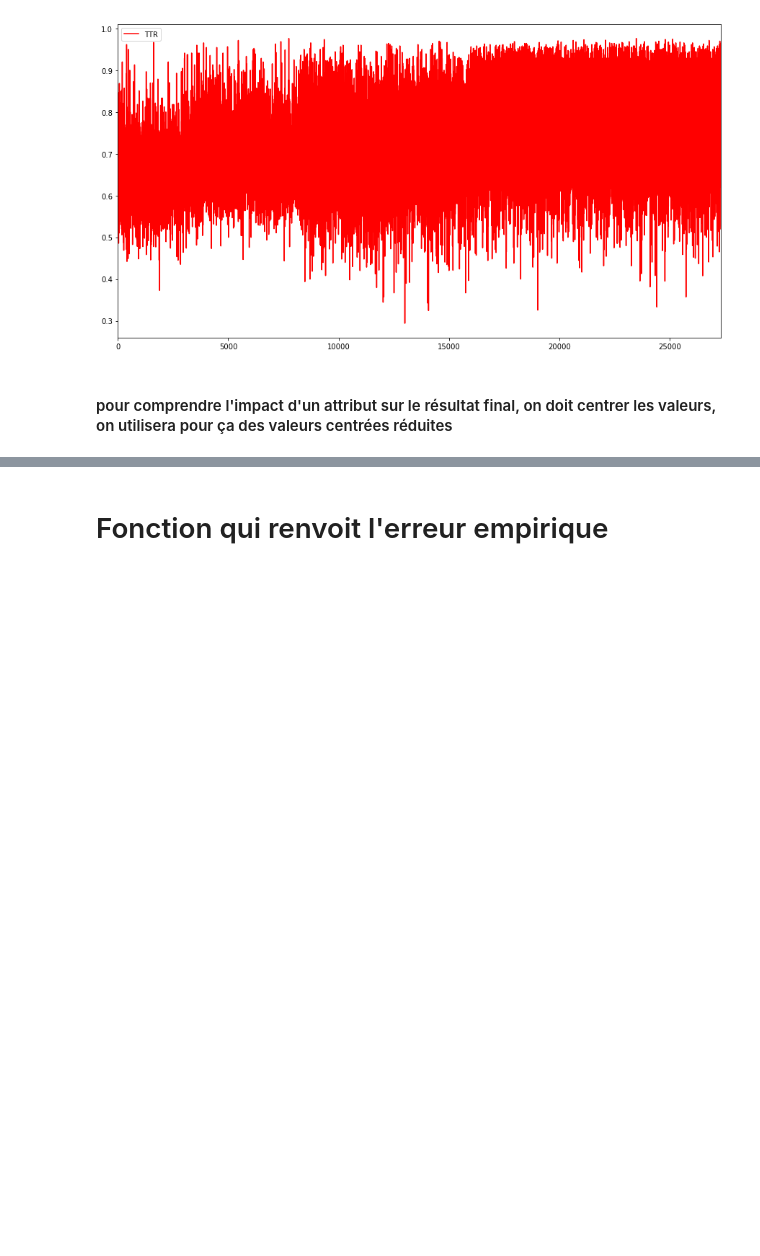
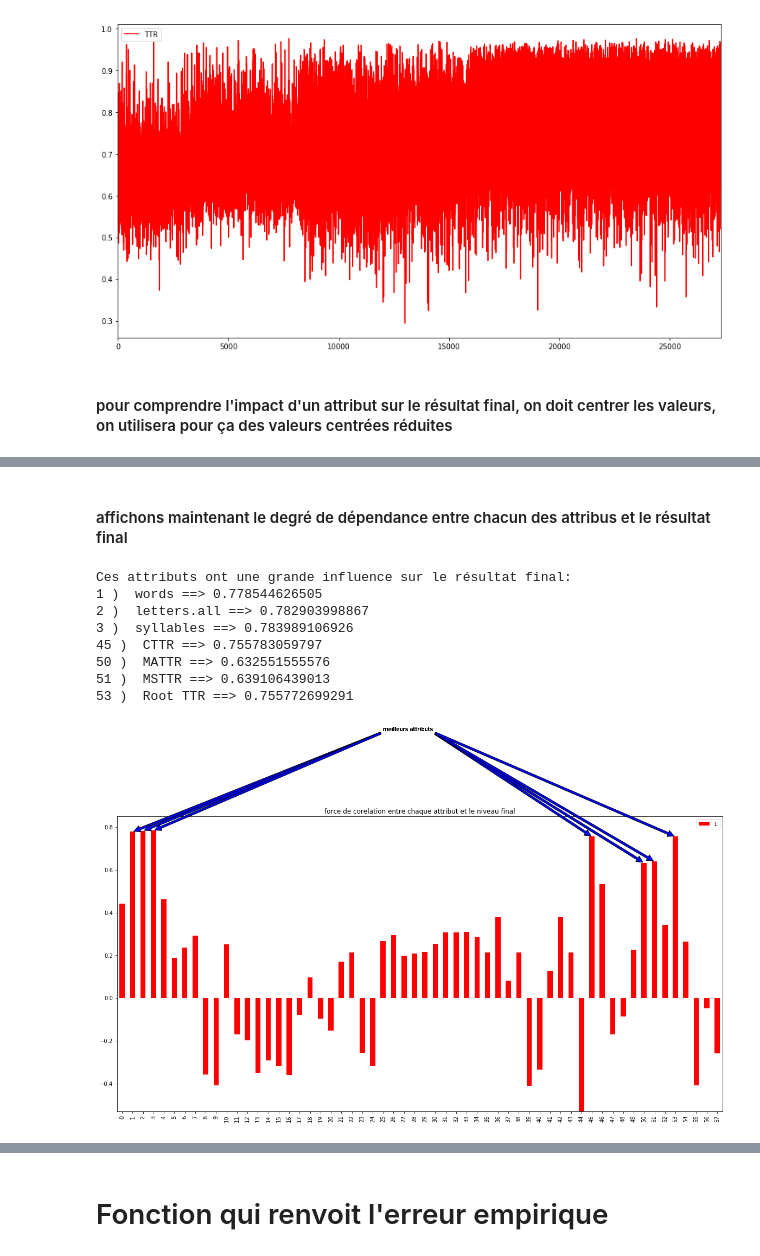
Before and after one commit to jugurtha94/AFD_Jugurtha_Amine, a Jupyter notebook: Projet.ipynb, the cells around one changed output, grey strips where cells are left out. Saved outputs shown, nothing was run; the diff lists cells and outputs as text; code cells hidden in the pictures; blank space fills up the shorter version.

Commit message:
attributs choice

```diff
--- a/Projet.ipynb
+++ b/Projet.ipynb
@@ -147,11 +147,11 @@ def variance(dataframe,colonne):
     tab=dataframe[colonne].as_matrix()
     moyenne=np.mean(tab)
     taille=len(dataframe)
-    print("moyenne :",moyenne, "longueur:",taille)
+    #print("moyenne :",moyenne, "longueur:",taille)
     result=0
     for i in range(taille):
         inter=(tab[i]-moyenne)**2
         result+=inter
-    return result/n
+    return result/taille
 variance(data,"words")
 # %% [output]
@@ -197,0 +225,40 @@ TypeError: unsupported operand type(s) for /: 'str' and 'int'
+# %% [markdown]
+#### affichons maintenant le degré de dépendance entre chacun des attribus et le résultat final
+# %%
+att=["sentences","words","letters.all","syllables","punct","avg.sentc.length","avg.word.length","avg.syll.word","sntc.per.word","TTR","ARI","Bormuth","Coleman.C1","Coleman.C2","Coleman.C3","Coleman.C4","Coleman.Liau","Dale.Chall","Danielson.Bryan.DB1","Danielson.Bryan.DB2","Dickes.Steiwer","DRP","ELF","Farr.Jenkins.Paterson","Flesch","Flesch.Kincaid","FOG","FORCAST","Fucks","Linsear.Write","LIX","nWS1","nWS2","nWS3","nWS4","RIX","SMOG","Spache","Strain","Traenkle.Bailer.TB1","Traenkle.Bailer.TB2","TRI","Tuldava","Wheeler.Smith","text","CTTR","HD-D (vocd-D)","Herdan's C","Maas a","Maas lgV0","MATTR","MSTTR","MTLD","Root TTR","Summer","TTR.1","Uber index","Yule's K"]
+#print(att)
+corelation_tab=[]
+for i in range(len(att)):
+    corelation_tab.append(coeff_corelation(data,att[i],"level1"))
+#print(corelation_tab)
+zip?
+fram=pandas.DataFrame(list(zip(att,corelation_tab)))
+#afficher sous forme d'un graphe
+
+#pandas.DataFrame(corelation_tab).plot(color='red', figsize=(20,10), kind="bar")
+fram.plot(color='red', figsize=(20,10),kind="bar",title="force de corelation entre chaque attribut et le niveau final")
+
+#detecter les sommets
+xmax=[]
+ymax=[]
+for i in range(len(att)):
+    if(corelation_tab[i]>0.6 or corelation_tab[i]<-0.6 ):
+        xmax.append(i)
+        ymax.append(corelation_tab[i])
+        plt.annotate('meilleurs attributs', xy=(i,corelation_tab[i]), xytext=(25,1.25), arrowprops=dict(facecolor='blue', shrink=0.005),)
+
+#plt.plot(fram[[0]],fram[[1]])
+#afficher les meilleurs attributs
+print("Ces attributs ont une grande influence sur le résultat final: ")
+for i in range(len(xmax)):
+    print(xmax[i],") ",att[xmax[i]],"==>",ymax[i])
+# %% [output]
+Ces attributs ont une grande influence sur le résultat final:
+1 )  words ==> 0.778544626505
+2 )  letters.all ==> 0.782903998867
+3 )  syllables ==> 0.783989106926
+45 )  CTTR ==> 0.755783059797
+50 )  MATTR ==> 0.632551555576
+51 )  MSTTR ==> 0.639106439013
+53 )  Root TTR ==> 0.755772699291
+[figure, added]
```
Also changed, not shown: parts of 6 cells of this notebook.
